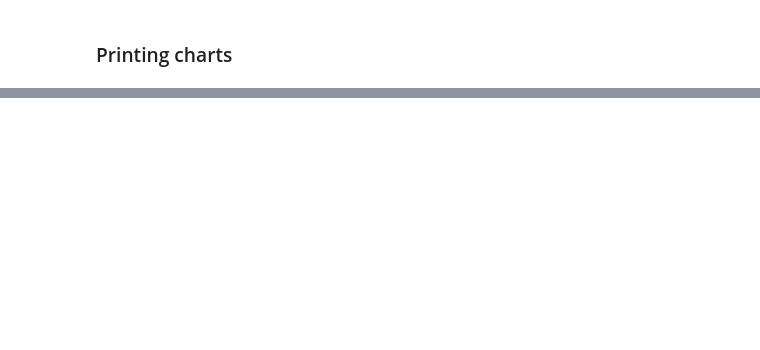
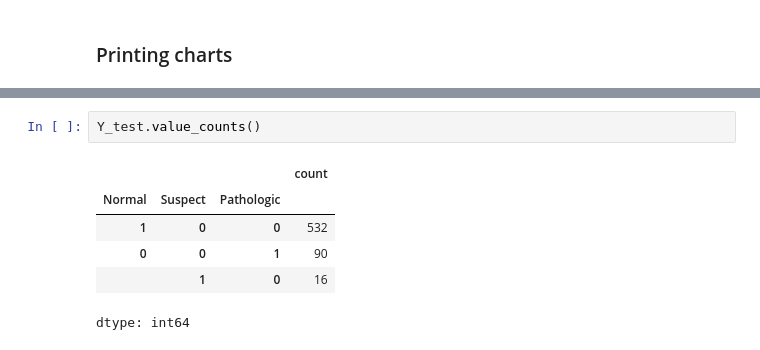
Before and after one commit to dpasierbiewicz/Cardiotocography_Fetus_Classification, a Jupyter notebook: CTG_notebook.ipynb, the cells around one changed output, grey strips where cells are left out. Cells and saved outputs as stored; diff of their text form; blank space fills up the shorter version.

```diff
--- a/CTG_notebook.ipynb
+++ b/CTG_notebook.ipynb
@@ -821,0 +684,9 @@ error1 = multiclass_cross_entropy(Y.iloc[i].values.reshape(1, -1), output_layer_
+# %%
+Y_test.value_counts()
+# %% [output]
+|  |  |  | count |
+| Normal | Suspect | Pathologic |  |
+| 1 | 0 | 0 | 532 |
+| 0 | 0 | 1 | 90 |
+|  | 1 | 0 | 16 |
+dtype: int64
```
Also changed, not shown: parts of 9 cells of this notebook.
